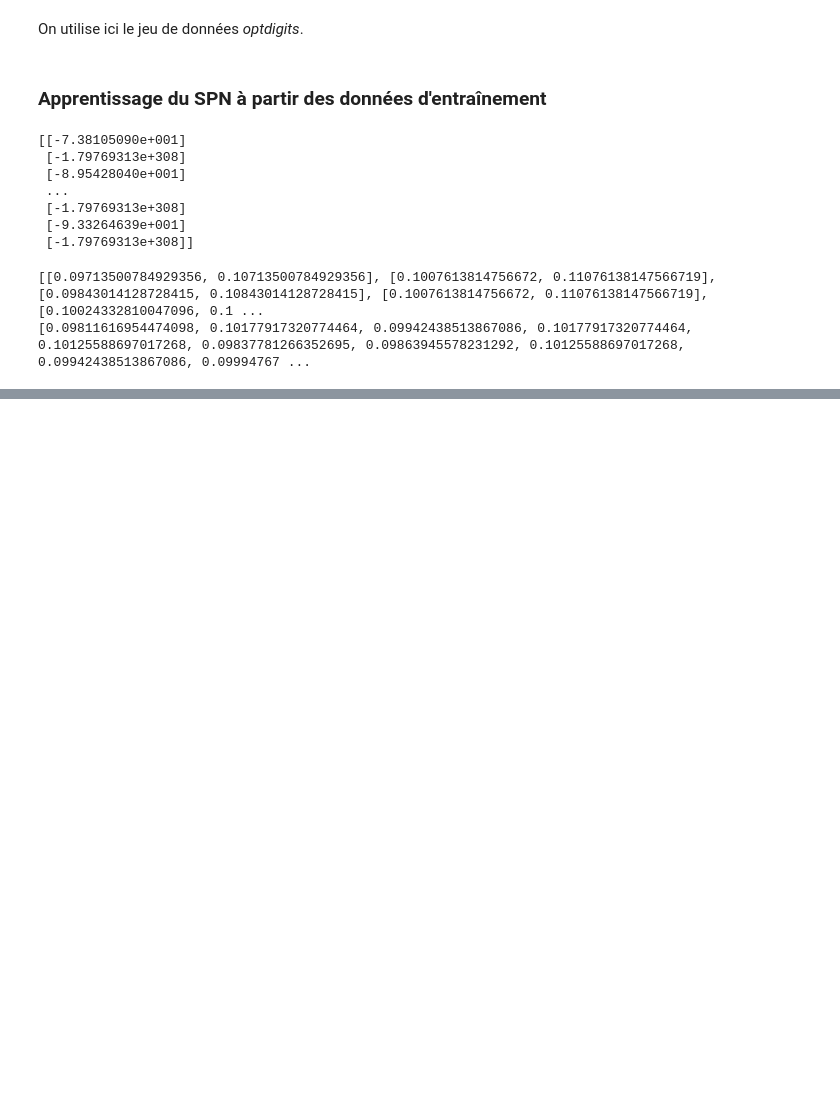
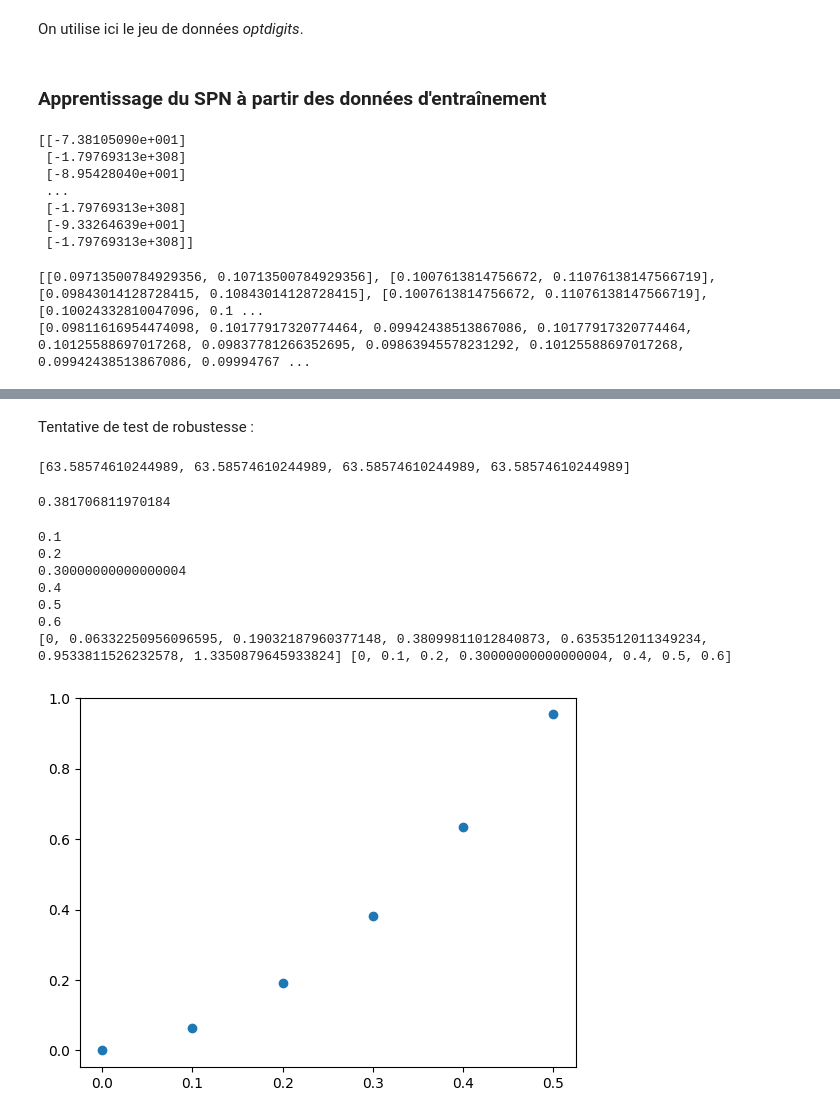
Before and after one commit to Loumr/CSPN, a Jupyter notebook: CSPN.ipynb, the cells around one changed output, grey strips where cells are left out. Cells and saved outputs as stored; diff of their text form; code cells hidden in the pictures; blank space fills up the shorter version.

```diff
--- a/CSPN.ipynb
+++ b/CSPN.ipynb
@@ -238,10 +240,10 @@ print(interval_dominance(cs1, test_classification, [0,1]))
 # %% [markdown]
 On utilise ici le jeu de données *optdigits*.
 # %%
-train_data = pd.read_csv('Dataset/optdigits.tra')
+train_data = pd.read_csv('spn/Dataset/optdigits.tra')
 train = train_data.values
 
-test_data = pd.read_csv('Dataset/optdigits.tes')
+test_data = pd.read_csv('spn/Dataset/optdigits.tes')
 test = test_data.values
 # %% [markdown]
 ### Apprentissage du SPN à partir des données d'entraînement
@@ -270,0 +290,2 @@ print(spn_classification.weights)
+# %% [markdown]
+Tentative de test de robustesse :
@@ -270,0 +302,16 @@ print(spn_classification.weights)
+# %%
+print(robustness(spn_classification, 0.1, 0.3))
+# %% [output]
+[63.58574610244989, 63.58574610244989, 63.58574610244989, 63.58574610244989]
+# %%
+def utility(result, alpha):
+  u = 0
+  Y = len(result)
+  for i in range(Y):
+    if result[i] == test[i,-1]:
+      u += (alpha/Y) - ((1-alpha)/Y**2)
+  return u
+
+utility(result, 0.6)
+# %% [output]
+0.381706811970184
@@ -270,0 +320,30 @@ print(spn_classification.weights)
+# %%
+def utility(result):
+  u_list = [0]
+  u = 0
+  Y = len(result)
+  alphas = [0]
+  alpha = 0
+  while u_list[-1] < 1:
+    alpha += 0.1
+    alphas.append(alpha)
+    for i in range(Y):
+      if result[i] == test[i,-1]:
+        u += (alpha/Y) - ((1-alpha)/Y**2)
+    print(alpha)
+    u_list.append(u)
+  print(u_list, alphas)
+  fig, ax = plt.subplots()
+  ax.scatter(alphas[:-1], u_list[:-1])
+  plt.show()
+
+utility(result)
+# %% [output]
+0.1
+0.2
+0.30000000000000004
+0.4
+0.5
+0.6
+[0, 0.06332250956096595, 0.19032187960377148, 0.38099811012840873, 0.6353512011349234, 0.9533811526232578, 1.3350879645933824] [0, 0.1, 0.2, 0.30000000000000004, 0.4, 0.5, 0.6]
+[figure, added]
```
Also changed, not shown: parts of 12 cells of this notebook.
